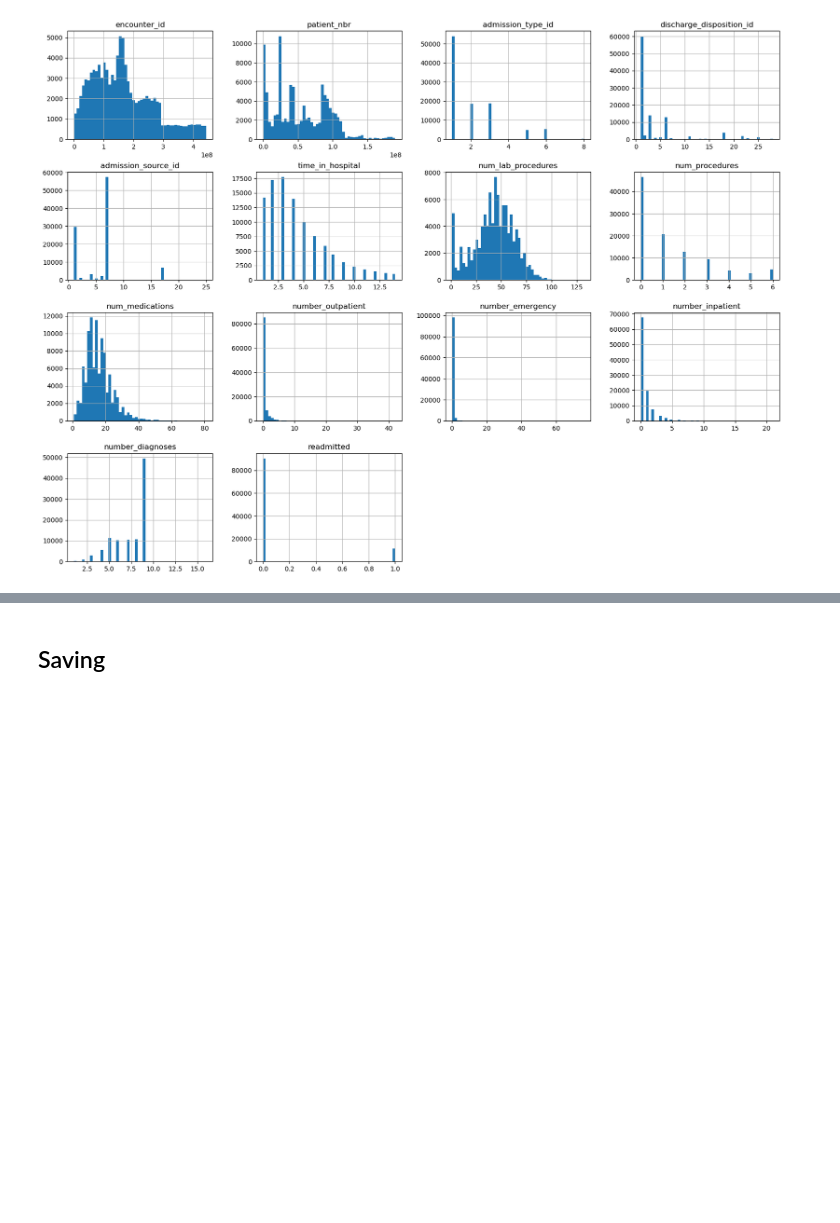
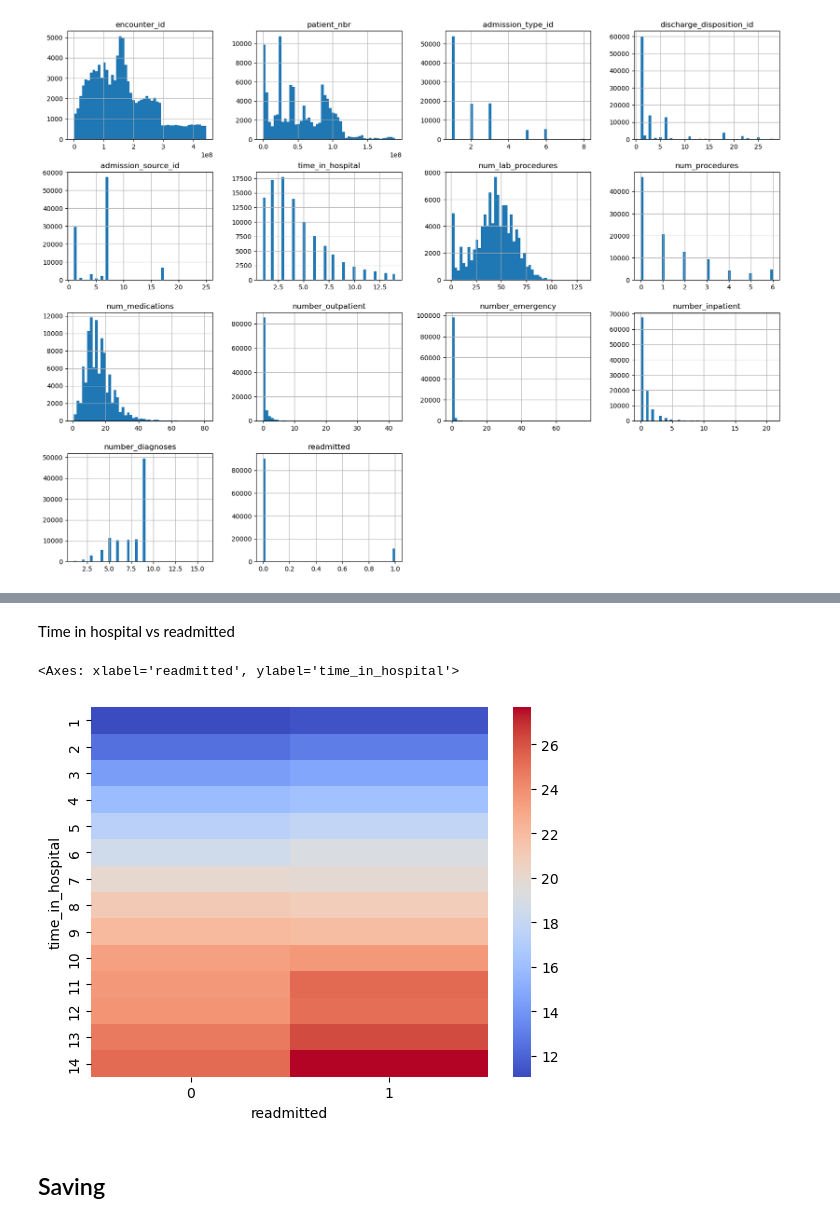
Before and after one commit to TimothyHHMai/diabetes-analysis, a Jupyter notebook: notebooks/preprocessing.ipynb, the cells around one changed output, grey strips where cells are left out. Cells and saved outputs as stored; diff of their text form; code cells hidden in the pictures; blank space fills up the shorter version.

```diff
--- a/notebooks/preprocessing.ipynb
+++ b/notebooks/preprocessing.ipynb
@@ -223,3 +247,17 @@ plt.show()
+# %% [markdown]
+Time in hospital vs readmitted
+# %%
+pivot = df.pivot_table(
+    values='num_medications',
+    index='time_in_hospital',
+    columns='readmitted',
+    aggfunc='mean'
+)
+
+sns.heatmap(pivot, cmap='coolwarm')
+# %% [output]
+<Axes: xlabel='readmitted', ylabel='time_in_hospital'>
+[figure, added]
 # %% [markdown]
 ## Saving
 # %%
```
Also changed, not shown: parts of 3 cells of this notebook.
